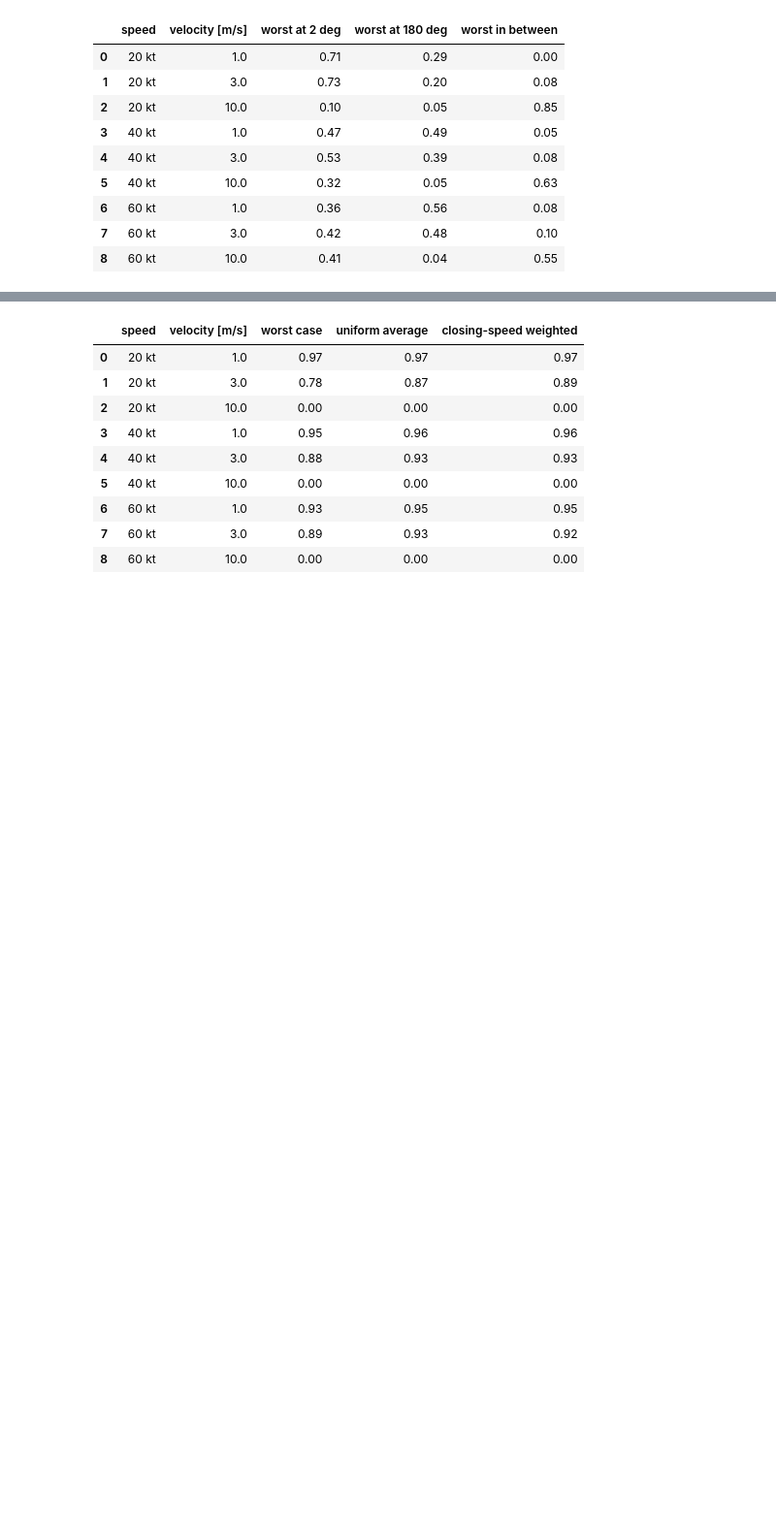
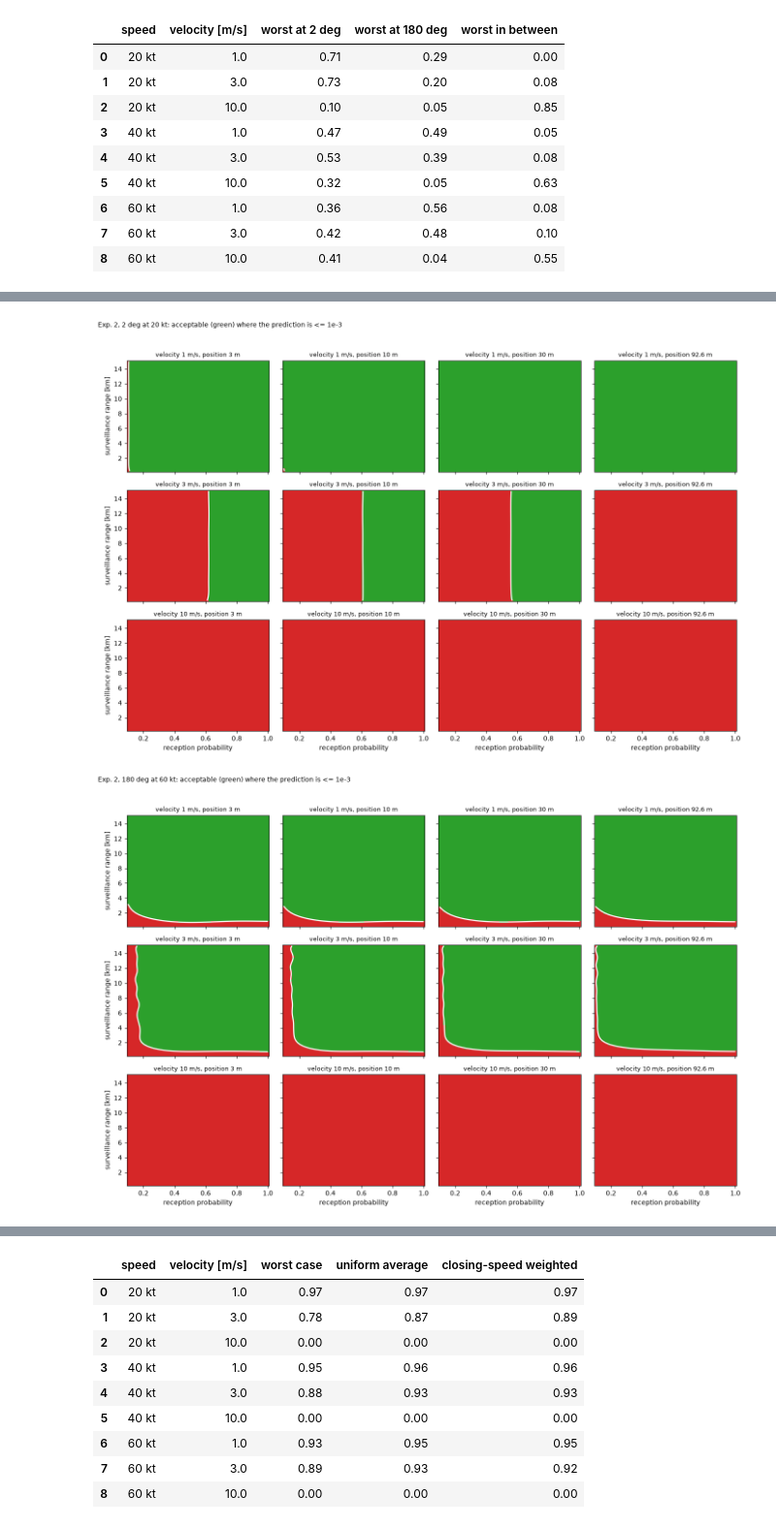
Before and after one commit to fazlurnu/MixedVarLSE, a Jupyter notebook: paper_trc/sanity_checks/17_results.ipynb, the cells around one changed output, grey strips where cells are left out. Shown at 97% size. Cells and saved outputs as stored; diff of their text form; code cells hidden in the pictures; blank space fills up the shorter version.

```diff
--- a/paper_trc/sanity_checks/17_results.ipynb
+++ b/paper_trc/sanity_checks/17_results.ipynb
@@ -41,5 +41,20 @@ for cat in space.categories:
     m, s = model.predict(np.column_stack([G, np.tile(np.array(cat, float), (len(G), 1))]))
     MU[cat], S[cat] = m.reshape(N_P, N_R, N_PSI), s.reshape(N_P, N_R, N_PSI)
 print(f"exp1: {len(y)} samples, {run['outcome']['n_initial']} initial; {len(MU)} categories predicted")
+
+# Exp. 2: the requirement surfaces at the two regime extremes.
+P2 = config.EXPERIMENTS["exp2_surface"]
+space2 = config.space_of(P2["space"])
+RES2 = Path.cwd().parent / "results" / "exp2_surface"
+EXP2 = {}
+for dpsi in P2["headings"]:
+    st = [json.loads(l) for l in (RES2 / f"dpsi{dpsi:.0f}_campaign" / "store.jsonl").read_text().splitlines() if l.strip()]
+    w2 = space2.encode([r["point"] for r in st]); y2 = np.array([r["y"] for r in st])
+    EXP2[dpsi] = {"run": json.loads((RES2 / f"dpsi{dpsi:.0f}_campaign" / "run.json").read_text()),
+                  "bracket": json.loads((RES2 / f"dpsi{dpsi:.0f}_bracket" / "run.json").read_text()),
+                  "w": w2, "y": y2, "speed": P2["speed_at"][dpsi],
+                  "model": fit_surrogate(config.LSE["method"], space2, w2, y2, correlation=config.LSE["correlation"],
+                                         rng=np.random.default_rng(config.SEED), n_starts=12)}
+print("exp2:", ", ".join(f"{d:.0f} deg at {kt(v['speed'])}: {len(v['y'])} samples" for d, v in EXP2.items()))
 # %% [output]
 exp1: 250 samples, 36 initial; 36 categories predicted
@@ -206,0 +188,47 @@ display(share.groupby(["speed", "velocity [m/s]"])[["prediction", "prediction +
+# %%
+
+# Exp. 2: acceptable (green) where the prediction is <= 1e-3; rows velocity, columns position accuracy.
+N2 = 61
+gp_, gr_ = np.meshgrid(np.linspace(0, 1, N2), np.linspace(0, 1, N2), indexing="ij")
+base2 = np.column_stack([gp_.ravel(), gr_.ravel()])
+P2_, R2_ = space2.variable("p_reception").from_unit(gp_), space2.variable("max_range_m").from_unit(gr_) / 1e3
+lv = {n: space2.variable(n).levels for n in space2.discrete_names}
+MU2 = {}
+for d, v in EXP2.items():
+    fig, axes = plt.subplots(3, 4, figsize=(14, 9.5), sharex=True, sharey=True)
+    for j, vel in enumerate(lv["vel_ci95"]):
+        for i, pos in enumerate(lv["pos_ci95"]):
+            mu = v["model"].predict(np.column_stack([base2, np.full(len(base2), i), np.full(len(base2), j)]))[0].reshape(N2, N2)
+            MU2[d, i, j] = mu
+            ax = axes[j, i]
+            ax.pcolormesh(P2_, R2_, (mu <= TAU).astype(float), cmap=TWO, vmin=0, vmax=1, shading="auto")
+            ax.contour(P2_, R2_, mu, levels=[TAU], colors="white", linewidths=1.8, linestyles="solid")
+            ax.set_title(f"velocity {vel:g} m/s, position {pos:g} m", fontsize=9)
+            if j == 2: ax.set_xlabel("reception probability")
+            if i == 0: ax.set_ylabel("surveillance range [km]")
+    fig.suptitle(f"Exp. 2, {d:.0f} deg at {kt(v['speed'])}: acceptable (green) where the prediction is <= 1e-3",
+                 x=0.01, ha="left", fontsize=10)
+    plt.tight_layout(rect=(0, 0, 1, 0.96)); plt.savefig(f"results/R_exp2_{d:.0f}deg.png", dpi=130); plt.show()
+
+# Table R1: the requirement per accuracy class. Shallow: lowest reception probability acceptable at every range
+# above 1 km. Head-on: shortest acceptable range at reception probability 1, and lowest acceptable reception
+# probability at 15 km. "none": not acceptable anywhere on the plane.
+pr, rr = P2_[:, 0], R2_[0, :]
+def min_p(mu, ranges):
+    ok = (mu[:, ranges] <= TAU).all(axis=1)
+    return f"{pr[ok].min():.2f}" if ok.any() else "none"
+rows = []
+for j, vel in enumerate(lv["vel_ci95"]):
+    for i, pos in enumerate(lv["pos_ci95"]):
+        m2, m180 = MU2[2.0, i, j], MU2[180.0, i, j]
+        r_ok = m180[-1, :] <= TAU
+        rows.append({"velocity [m/s]": vel, "position [m]": pos,
+                     "shallow: min reception (any range > 1 km)": min_p(m2, rr > 1.0),
+                     "head-on: min range at reception 1 [km]": f"{rr[r_ok].min():.1f}" if r_ok.any() else "none",
+                     "head-on: min reception at 15 km": min_p(m180, rr >= rr.max())})
+table_r1 = pd.DataFrame(rows)
+table_r1.to_csv("results/R_requirement_table.csv", index=False)
+table_r1
+# %% [output]
+[figure, added]
+[figure, added]
```
Also changed, not shown: parts of 24 cells of this notebook, 1 other file.
